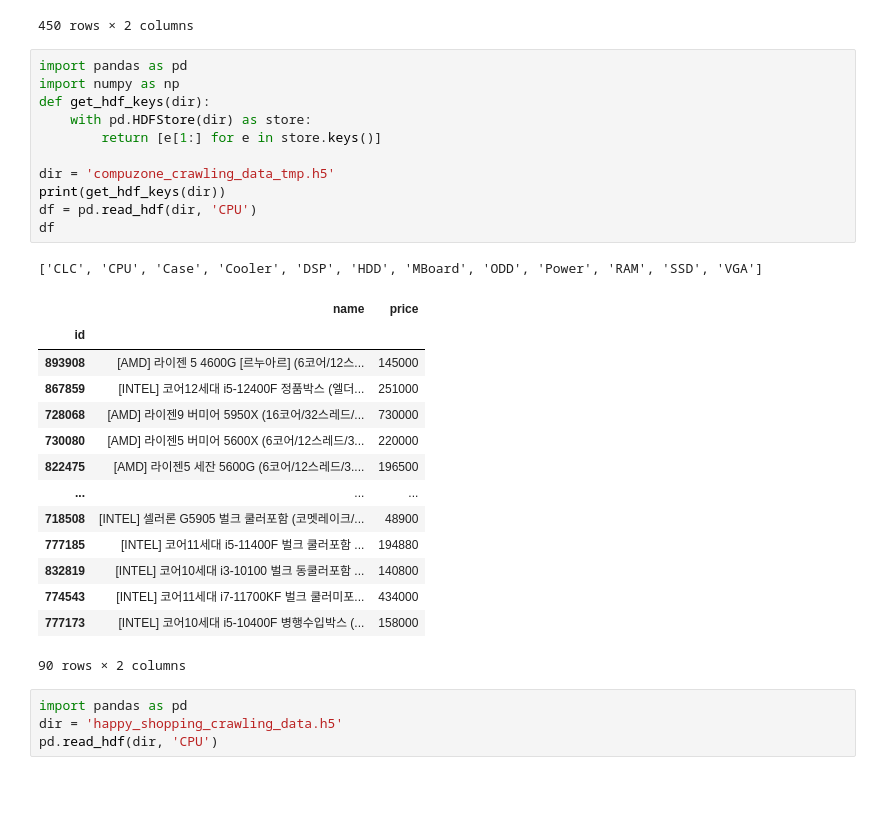
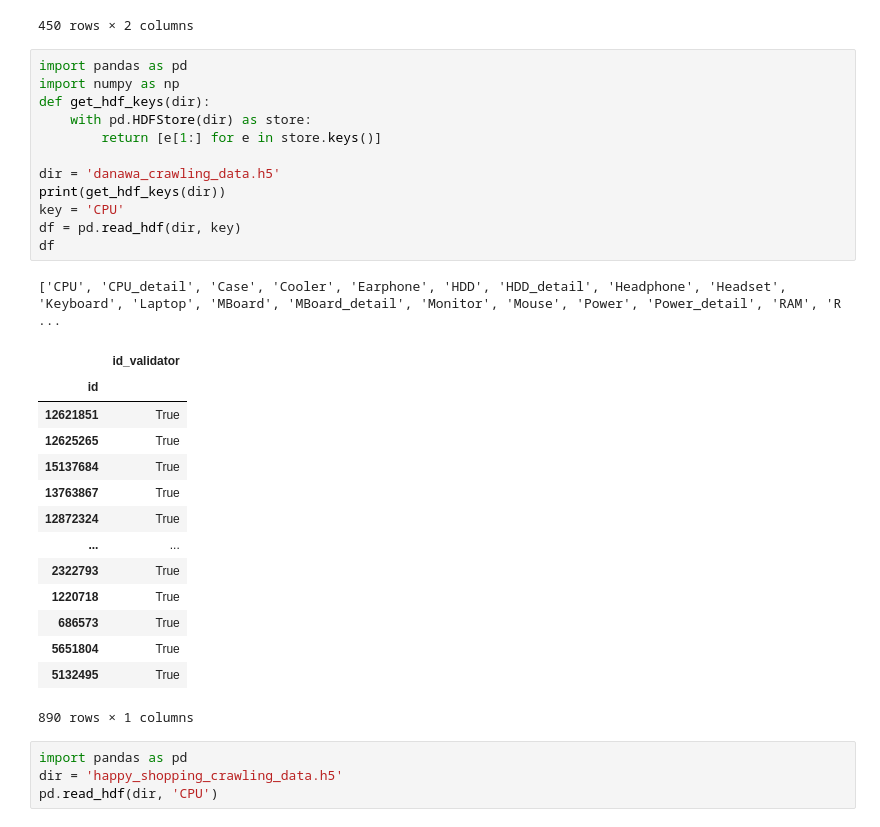
Before and after one commit to seokjin1013/computer-rec-crawling, a Jupyter notebook: test.ipynb, the cells around one changed output. Cells and saved outputs as stored; diff of their text form; blank space fills up the shorter version.

```diff
--- a/test.ipynb
+++ b/test.ipynb
@@ -237,30 +237,31 @@ df
 # %%
 import pandas as pd
 import numpy as np
 def get_hdf_keys(dir):
     with pd.HDFStore(dir) as store:
         return [e[1:] for e in store.keys()]
 
-dir = 'compuzone_crawling_data_tmp.h5'
+dir = 'danawa_crawling_data.h5'
 print(get_hdf_keys(dir))
-df = pd.read_hdf(dir, 'CPU')
+key = 'CPU'
+df = pd.read_hdf(dir, key)
 df
 # %% [output]
-['CLC', 'CPU', 'Case', 'Cooler', 'DSP', 'HDD', 'MBoard', 'ODD', 'Power', 'RAM', 'SSD', 'VGA']
+['CPU', 'CPU_detail', 'Case', 'Cooler', 'Earphone', 'HDD', 'HDD_detail', 'Headphone', 'Headset', 'Keyboard', 'Laptop', 'MBoard', 'MBoard_detail', 'Monitor', 'Mouse', 'Power', 'Power_detail', 'RAM', 'R ...
-|  | name | price |
-| id |  |  |
-| 893908 | [AMD] 라이젠 5 4600G [르누아르] (6코어/12스... | 145000 |
-| 867859 | [INTEL] 코어12세대 i5-12400F 정품박스 (엘더... | 251000 |
-| 728068 | [AMD] 라이젠9 버미어 5950X (16코어/32스레드/... | 730000 |
-| 730080 | [AMD] 라이젠5 버미어 5600X (6코어/12스레드/3... | 220000 |
-| 822475 | [AMD] 라이젠5 세잔 5600G (6코어/12스레드/3.... | 196500 |
-| ... | ... | ... |
-| 718508 | [INTEL] 셀러론 G5905 벌크 쿨러포함 (코멧레이크/... | 48900 |
-| 777185 | [INTEL] 코어11세대 i5-11400F 벌크 쿨러포함 ... | 194880 |
-| 832819 | [INTEL] 코어10세대 i3-10100 벌크 동쿨러포함 ... | 140800 |
-| 774543 | [INTEL] 코어11세대 i7-11700KF 벌크 쿨러미포... | 434000 |
-| 777173 | [INTEL] 코어10세대 i5-10400F 병행수입박스 (... | 158000 |
+|  | id_validator |
+| id |  |
+| 12621851 | True |
+| 12625265 | True |
+| 15137684 | True |
+| 13763867 | True |
+| 12872324 | True |
+| ... | ... |
+| 2322793 | True |
+| 1220718 | True |
+| 686573 | True |
+| 5651804 | True |
+| 5132495 | True |
-90 rows × 2 columns
+890 rows × 1 columns
 # %%
 import pandas as pd
 dir = 'happy_shopping_crawling_data.h5'
```
Also changed, not shown: 4 other files.
